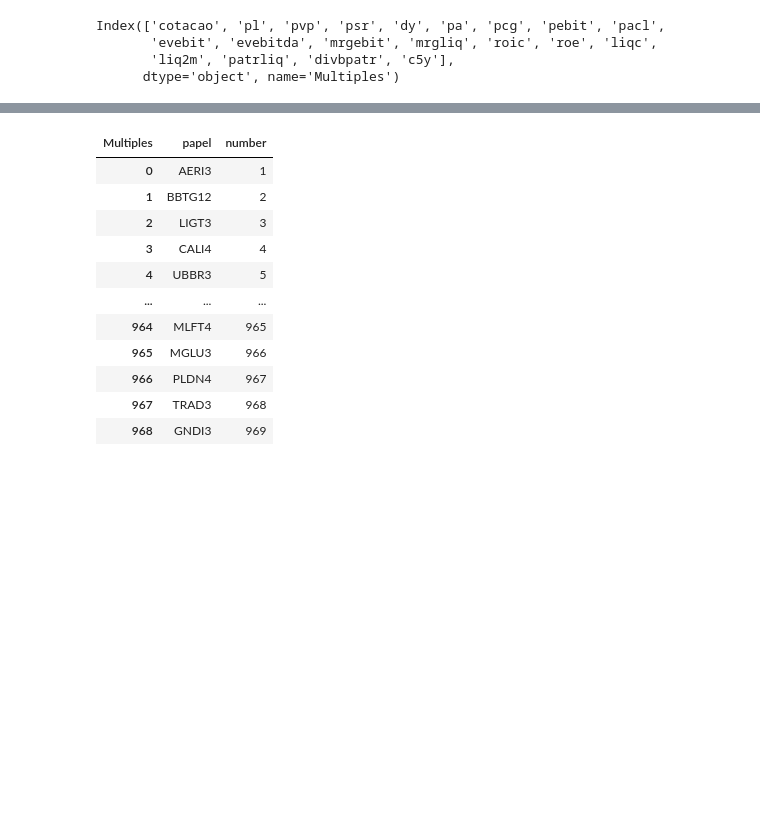
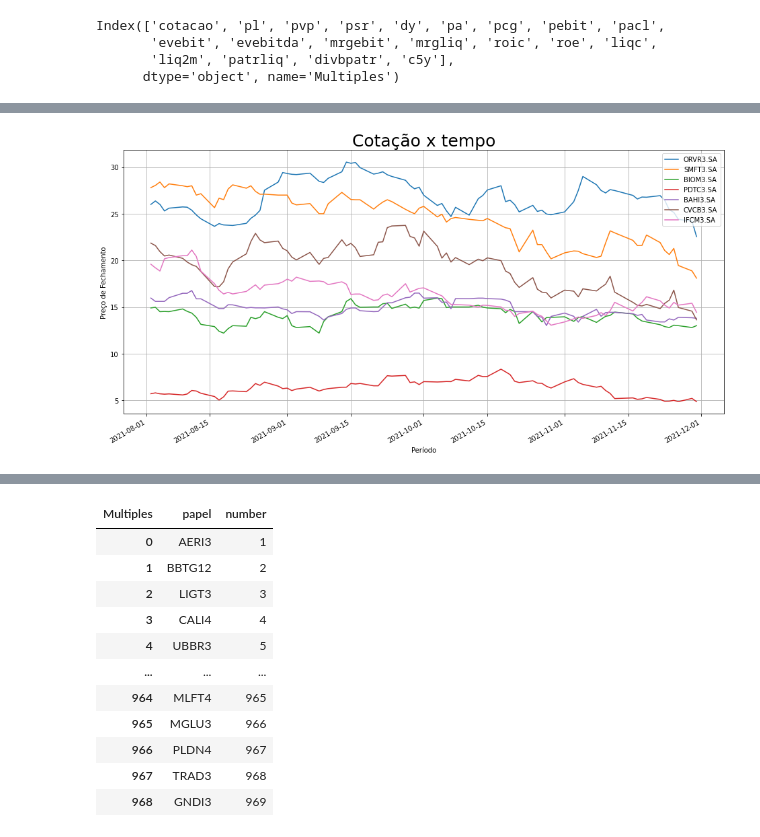
Before and after one commit to WillianDantas/ciencia-dados-financas, a Jupyter notebook: Aula_01_Ciencias_de_Dados_Financas.ipynb, the cells around one changed output, grey strips where cells are left out. Saved outputs shown, nothing was run; the diff lists cells and outputs as text; code cells hidden in the pictures; blank space fills up the shorter version.

```diff
--- a/Aula_01_Ciencias_de_Dados_Financas.ipynb
+++ b/Aula_01_Ciencias_de_Dados_Financas.ipynb
@@ -95,0 +188,3 @@ df_roe.sort_values("formula", ascending=False).head(8)[["papel","number_roe", "n
+# %%
+codigos = [str(codigo+'.SA') for codigo in df_acoes.iloc[:,0].to_numpy()]
+codigos
@@ -95,0 +199,6 @@ df_roe.sort_values("formula", ascending=False).head(8)[["papel","number_roe", "n
+# %%
+tickers = codigos
+df = yf.download(tickers,
+                 start='2021-08-01',
+                 end='2021-12-01',
+                 group_by="ticker");
@@ -95,0 +239,5 @@ df_roe.sort_values("formula", ascending=False).head(8)[["papel","number_roe", "n
+# %%
+import pandas as pd
+ativos = pd.DataFrame()
+for ativo in tickers:
+  ativos[ativo] = df[ativo]['Close']
@@ -95,0 +261,8 @@ df_roe.sort_values("formula", ascending=False).head(8)[["papel","number_roe", "n
+# %%
+ativos.iloc[:,0:7].plot(figsize = (16,8), grid = True)
+plt.title("Cotação x tempo", fontsize = 25)
+plt.xlabel("Período")
+plt.ylabel("Preço de Fechamento")
+plt.show()
+# %% [output]
+[figure, added]
```
Also changed, not shown: parts of 18 cells of this notebook.
